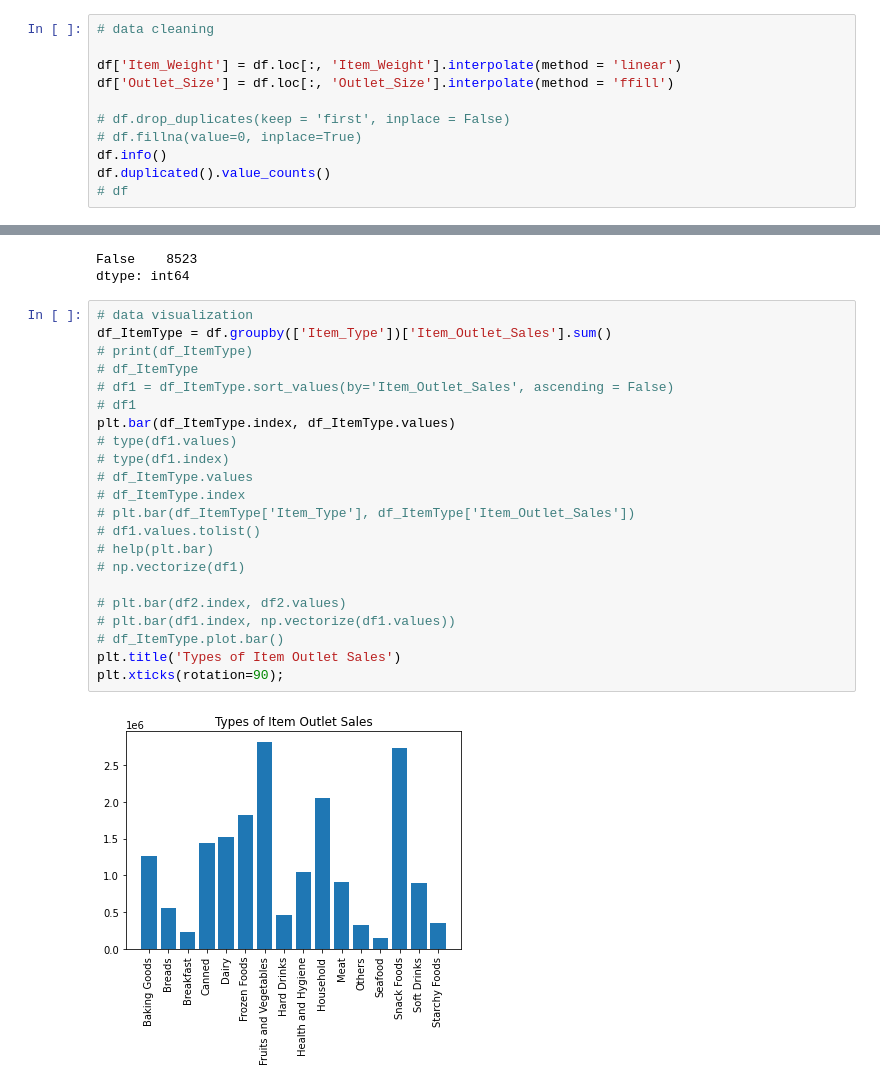
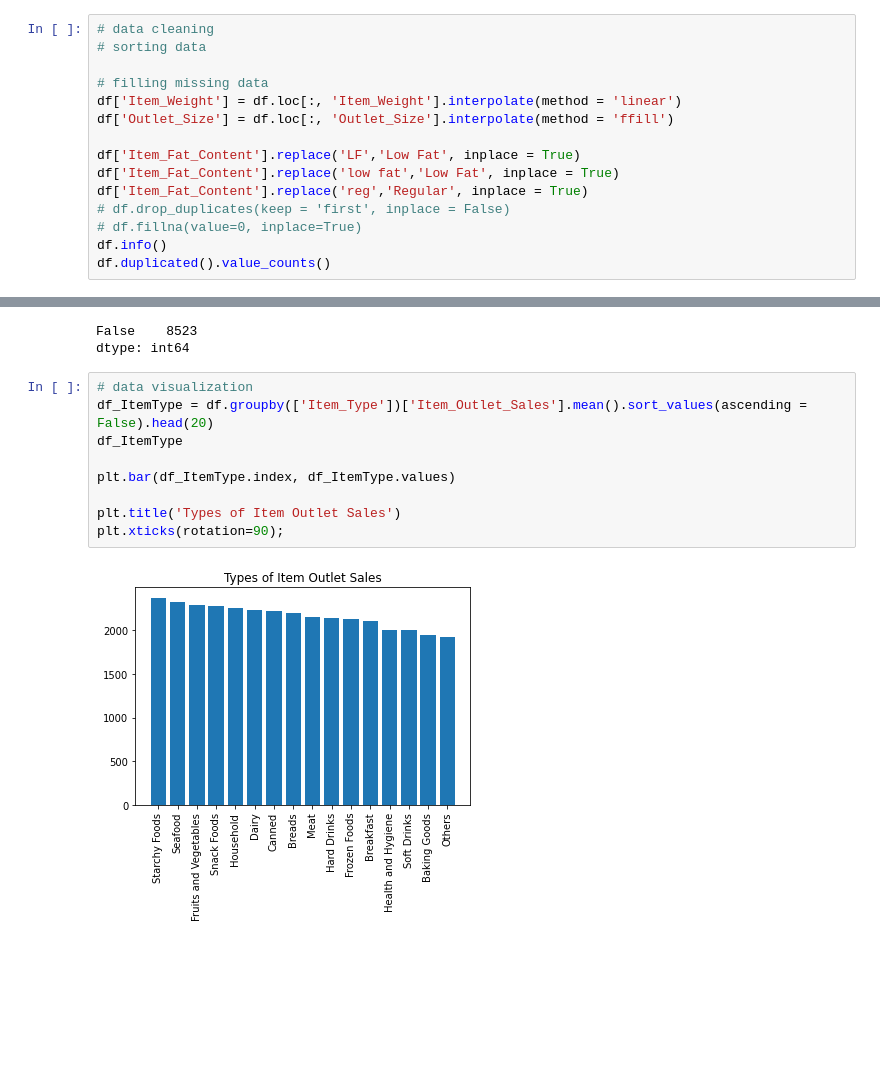
Before and after one commit to Locke0/sales-prediction, a Jupyter notebook: Sales_prediction.ipynb, the cells around one changed output, grey strips where cells are left out. Drawn from its saved outputs; the diff is of its cells as text; blank space fills up the shorter version.

```diff
--- a/Sales_prediction.ipynb
+++ b/Sales_prediction.ipynb
@@ -20,15 +20,19 @@ df.head()
 | 4 | NCD19 | 8.93 | Low Fat | 0.000000 | Household | 53.8614 | ... |
 # %%
 # data cleaning
+# sorting data
 
+# filling missing data
 df['Item_Weight'] = df.loc[:, 'Item_Weight'].interpolate(method = 'linear')
 df['Outlet_Size'] = df.loc[:, 'Outlet_Size'].interpolate(method = 'ffill')
 
+df['Item_Fat_Content'].replace('LF','Low Fat', inplace = True)
+df['Item_Fat_Content'].replace('low fat','Low Fat', inplace = True)
+df['Item_Fat_Content'].replace('reg','Regular', inplace = True)
 # df.drop_duplicates(keep = 'first', inplace = False)
 # df.fillna(value=0, inplace=True)
 df.info()
 df.duplicated().value_counts()
-# df
 # %% [output]
 <class 'pandas.core.frame.DataFrame'>
 RangeIndex: 8523 entries, 0 to 8522
@@ -53,25 +57,12 @@ False    8523
 dtype: int64
 # %%
 # data visualization
-df_ItemType = df.groupby(['Item_Type'])['Item_Outlet_Sales'].sum()
-# print(df_ItemType)
-# df_ItemType
-# df1 = df_ItemType.sort_values(by='Item_Outlet_Sales', ascending = False)
-# df1
+df_ItemType = df.groupby(['Item_Type'])['Item_Outlet_Sales'].mean().sort_values(ascending = False).head(20)
+df_ItemType
+
 plt.bar(df_ItemType.index, df_ItemType.values)
-# type(df1.values)
-# type(df1.index)
-# df_ItemType.values
-# df_ItemType.index
-# plt.bar(df_ItemType['Item_Type'], df_ItemType['Item_Outlet_Sales'])
-# df1.values.tolist()
-# help(plt.bar)
-# np.vectorize(df1)
 
-# plt.bar(df2.index, df2.values)
-# plt.bar(df1.index, np.vectorize(df1.values))
-# df_ItemType.plot.bar()
 plt.title('Types of Item Outlet Sales')
 plt.xticks(rotation=90);
 # %% [output]
-[figure, old version]
+[figure, new version]
```
Also changed, not shown: parts of 3 cells of this notebook.
